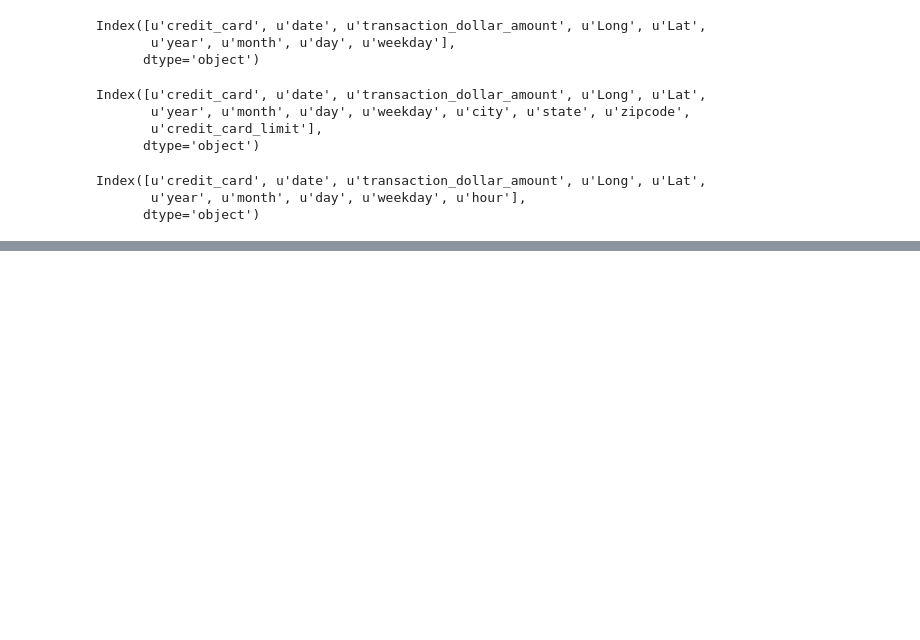
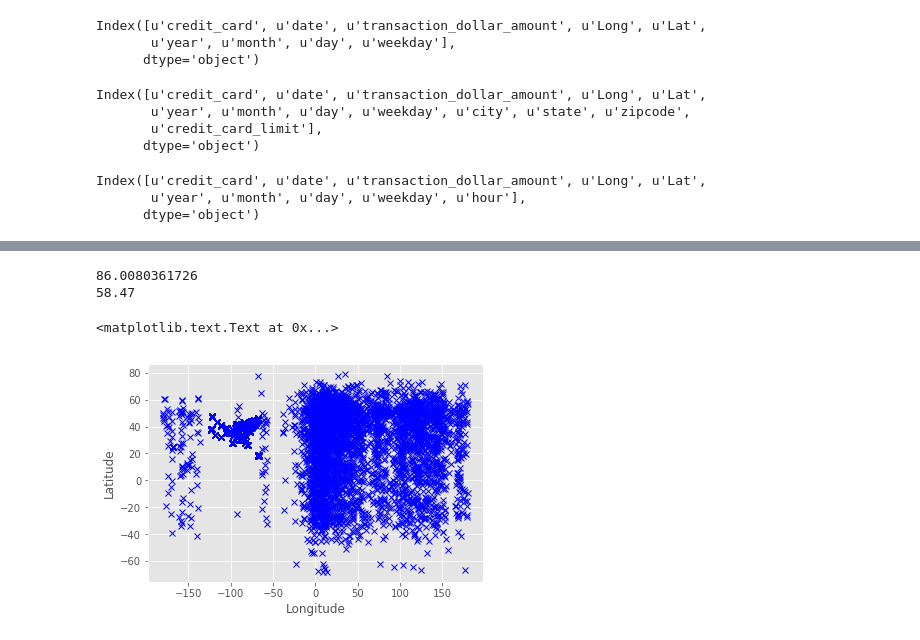
Before and after one commit to ah3200/credit_card_small, a Jupyter notebook: credit_card_analysis.ipynb, the cells around one changed output, grey strips where cells are left out. Saved outputs shown, nothing was run; the diff lists cells and outputs as text; code cells hidden in the pictures; blank space fills up the shorter version.

```diff
--- a/credit_card_analysis.ipynb
+++ b/credit_card_analysis.ipynb
@@ -269,0 +270,13 @@ array([[<matplotlib.axes._subplots.AxesSubplot object at 0x...>,
+# %%
+print transactions['transaction_dollar_amount'].mean()
+print transactions['transaction_dollar_amount'].median()
+# %% [output]
+86.0080361726
+58.47
+# %%
+plt.plot(transactions['Long'], transactions['Lat'], "bx")
+plt.xlabel("Longitude")
+plt.ylabel("Latitude")
+# %% [output]
+<matplotlib.text.Text at 0x...>
+[figure, added]
```
Also changed, not shown: parts of 2 cells of this notebook.
